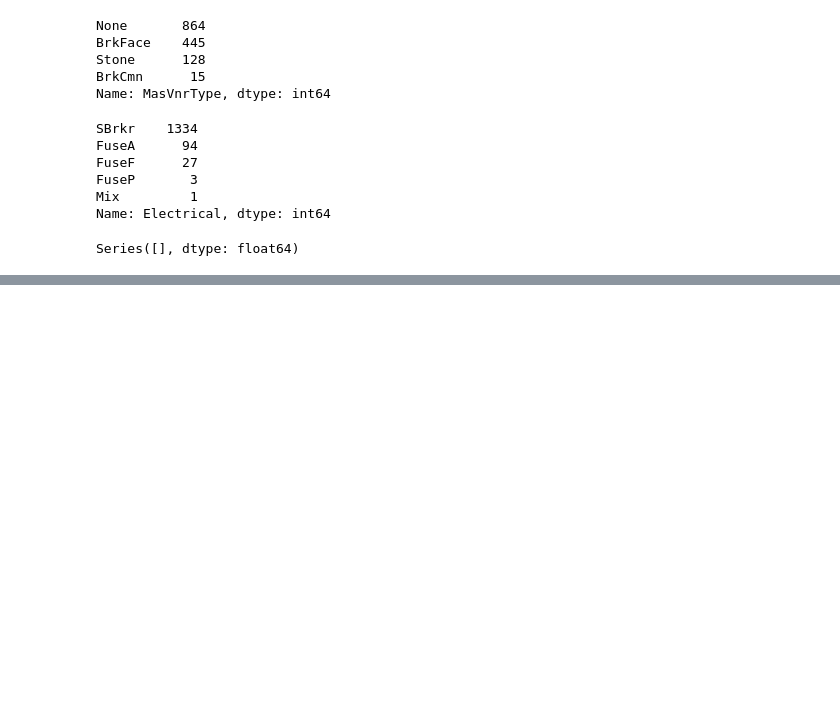
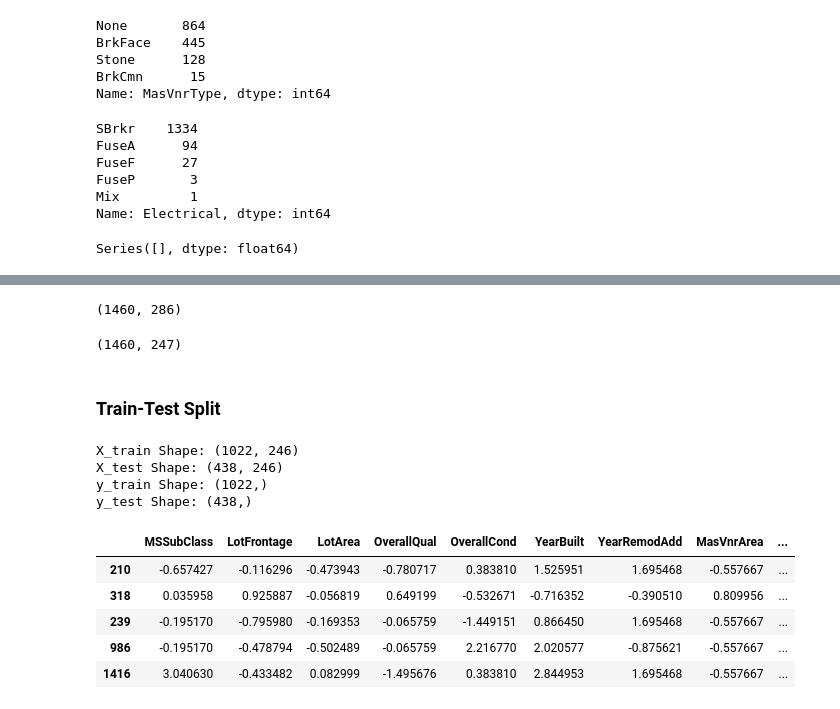
Before and after one commit to raghaven97/Spark_Funds_Investment_Analysis, a Jupyter notebook: SurpriseHousing.ipynb, the cells around one changed output, grey strips where cells are left out. Cells and saved outputs as stored; diff of their text form; code cells hidden in the pictures; blank space fills up the shorter version.

```diff
--- a/SurpriseHousing.ipynb
+++ b/SurpriseHousing.ipynb
@@ -270,0 +310,5 @@ housing_df.shape
+# %%
+housing_df_concat = pd.concat([housing_df, housing_df_dummy], axis=1)
+housing_df_concat.shape
+# %% [output]
+(1460, 286)
@@ -270,0 +317,23 @@ housing_df.shape
+# %%
+housing_df_final.shape
+# %% [output]
+(1460, 247)
+# %% [markdown]
+### Train-Test Split
+# %%
+X = housing_df_final.drop('SalePrice',axis=1)
+y = housing_df_final['SalePrice']
+# %%
+X_train, X_test, y_train, y_test = train_test_split(X, y, test_size=0.3, random_state=100)
+
+print('X_train Shape:', X_train.shape)
+print('X_test Shape:', X_test.shape)
+print('y_train Shape:', y_train.shape)
+print('y_test Shape:', y_test.shape)
+# %% [output]
+X_train Shape: (1022, 246)
+X_test Shape: (438, 246)
+y_train Shape: (1022,)
+y_test Shape: (438,)
+# %%
+scaler = StandardScaler()
@@ -270,0 +343,10 @@ housing_df.shape
+# %%
+X_train[housing_num1] = scaler.fit_transform(X_train[housing_num1])
+X_train.head()
+# %% [output]
+|  | MSSubClass | LotFrontage | LotArea | OverallQual | OverallCond | YearBuilt | YearRemodAdd | MasVnrArea | ... |
+| 210 | -0.657427 | -0.116296 | -0.473943 | -0.780717 | 0.383810 | 1.525951 | 1.695468 | -0.557667 | ... |
+| 318 | 0.035958 | 0.925887 | -0.056819 | 0.649199 | -0.532671 | -0.716352 | -0.390510 | 0.809956 | ... |
+| 239 | -0.195170 | -0.795980 | -0.169353 | -0.065759 | -1.449151 | 0.866450 | 1.695468 | -0.557667 | ... |
+| 986 | -0.195170 | -0.478794 | -0.502489 | -0.065759 | 2.216770 | 2.020577 | -0.875621 | -0.557667 | ... |
+| 1416 | 3.040630 | -0.433482 | 0.082999 | -1.495676 | 0.383810 | 2.844953 | 1.695468 | -0.557667 | ... |
```
Also changed, not shown: parts of 16 cells of this notebook.
